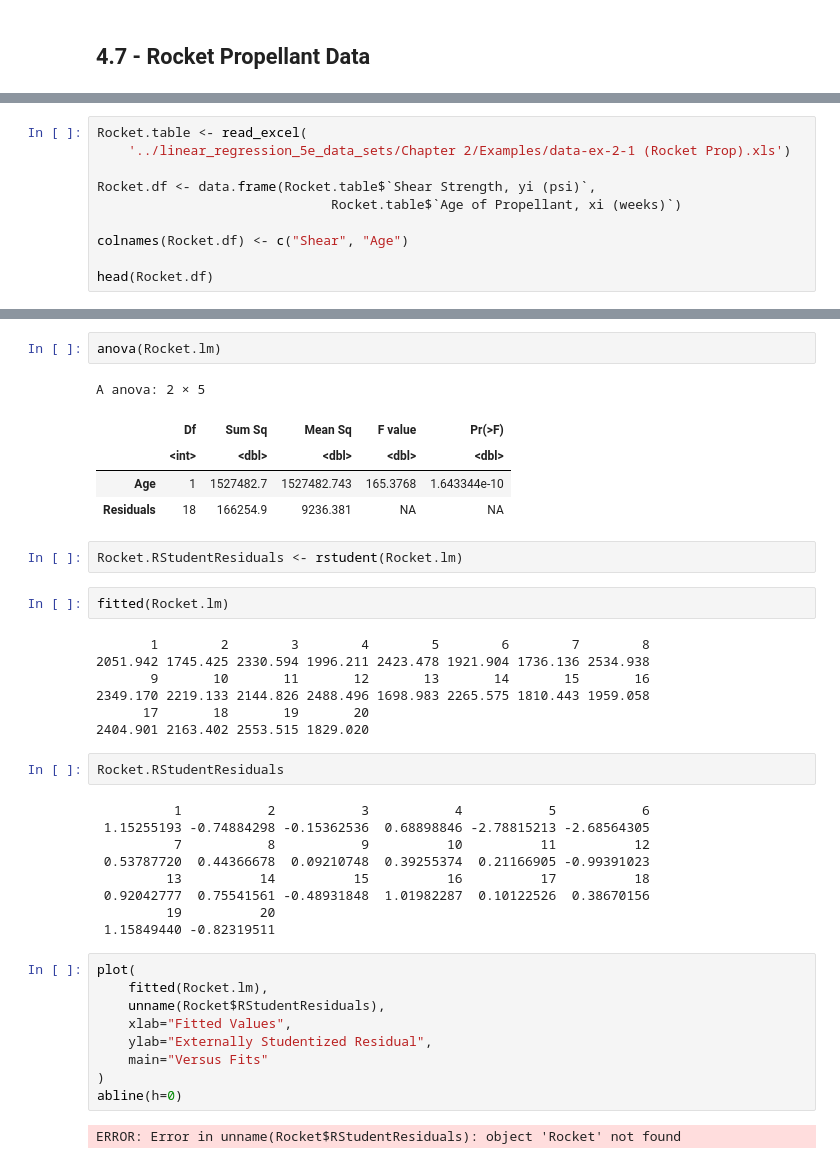
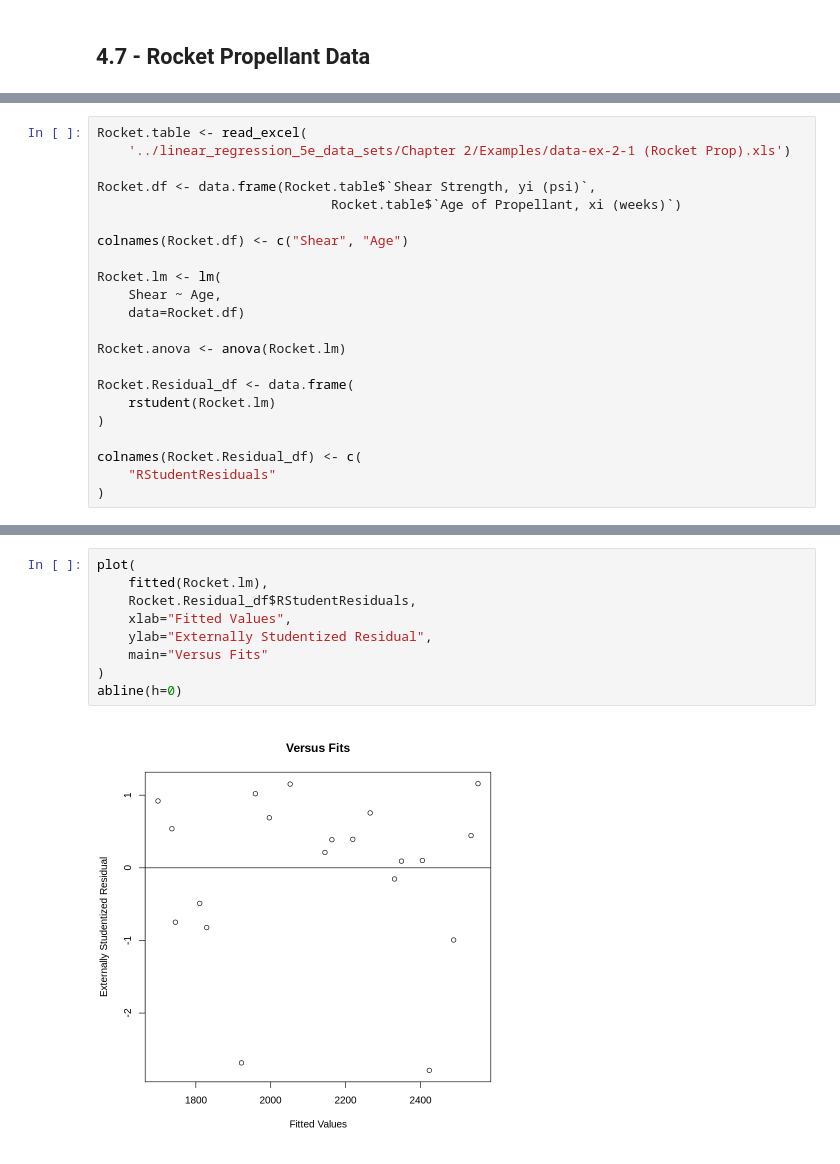
Before and after one commit to j-buss/Introduction-to-Linear-Regression-Analysis, a Jupyter notebook: Chapter_04/Chapter_04_Examples_R.ipynb, the cells around one changed output, grey strips where cells are left out. Cells and saved outputs as stored; diff of their text form.

```diff
--- a/Chapter_04/Chapter_04_Examples_R.ipynb
+++ b/Chapter_04/Chapter_04_Examples_R.ipynb
@@ -327,4 +329,16 @@ Rocket.df <- data.frame(Rocket.table$`Shear Strength, yi (psi)`,
 
 colnames(Rocket.df) <- c("Shear", "Age")
 
-head(Rocket.df)
+Rocket.lm <- lm(
+    Shear ~ Age,
+    data=Rocket.df)
+
+Rocket.anova <- anova(Rocket.lm)
+
+Rocket.Residual_df <- data.frame(
+    rstudent(Rocket.lm)
+)
+
+colnames(Rocket.Residual_df) <- c(
+    "RStudentResiduals"
+)
@@ -354,41 +345,11 @@ Coefficients:
-# %%
-anova(Rocket.lm)
-# %% [output]
-A anova: 2 × 5
-|  | Df | Sum Sq | Mean Sq | F value | Pr(>F) |
-|  | <int> | <dbl> | <dbl> | <dbl> | <dbl> |
-| Age | 1 | 1527482.7 | 1527482.743 | 165.3768 | 1.643344e-10 |
-| Residuals | 18 | 166254.9 | 9236.381 | NA | NA |
-# %%
-Rocket.RStudentResiduals <- rstudent(Rocket.lm)
-# %%
-fitted(Rocket.lm)
-# %% [output]
-       1        2        3        4        5        6        7        8
-2051.942 1745.425 2330.594 1996.211 2423.478 1921.904 1736.136 2534.938
-       9       10       11       12       13       14       15       16
-2349.170 2219.133 2144.826 2488.496 1698.983 2265.575 1810.443 1959.058
-      17       18       19       20
-2404.901 2163.402 2553.515 1829.020
-# %%
-Rocket.RStudentResiduals
-# %% [output]
-          1           2           3           4           5           6
- 1.15255193 -0.74884298 -0.15362536  0.68898846 -2.78815213 -2.68564305
-          7           8           9          10          11          12
- 0.53787720  0.44366678  0.09210748  0.39255374  0.21166905 -0.99391023
-         13          14          15          16          17          18
- 0.92042777  0.75541561 -0.48931848  1.01982287  0.10122526  0.38670156
-         19          20
- 1.15849440 -0.82319511
 # %%
 plot(
     fitted(Rocket.lm),
-    unname(Rocket$RStudentResiduals),
+    Rocket.Residual_df$RStudentResiduals,
     xlab="Fitted Values",
     ylab="Externally Studentized Residual",
     main="Versus Fits"
 )
 abline(h=0)
 # %% [output]
-ERROR: Error in unname(Rocket$RStudentResiduals): object 'Rocket' not found
+[figure, added]
```
Also changed, not shown: parts of 40 cells of this notebook.
